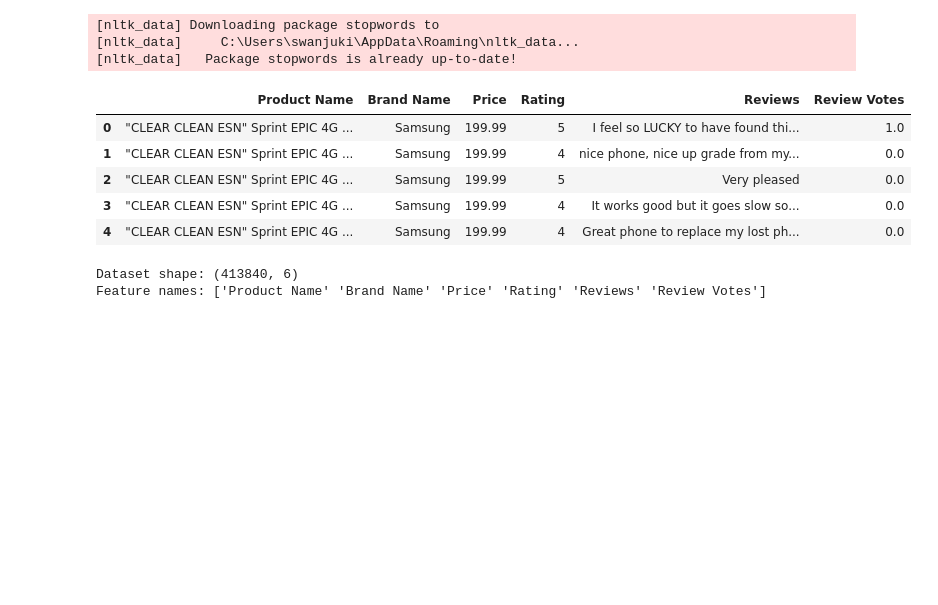
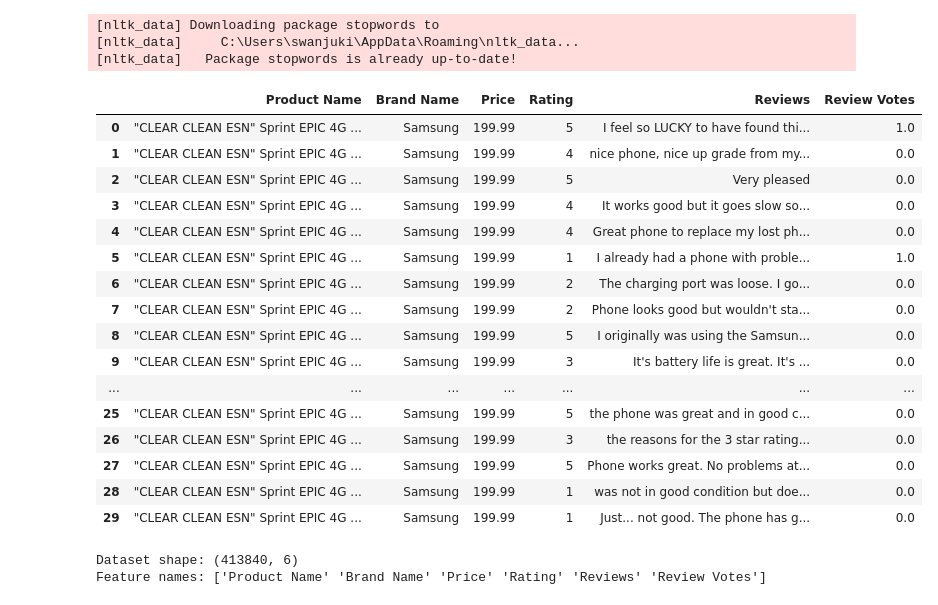
Before and after one commit to esskare/Sentiment-Analysis-on-Products, a Jupyter notebook: DataModelling.ipynb, the cells around one changed output. Drawn from its saved outputs; the diff is of its cells as text; code cells hidden in the pictures; blank space fills up the shorter version.

```diff
--- a/DataModelling.ipynb
+++ b/DataModelling.ipynb
@@ -29,14 +29,25 @@ import re
 [nltk_data]   Package stopwords is already up-to-date!
 # %%
 data = pd.read_csv('Amazon_Unlocked_Mobile.csv')
-data.head()
+data.head(30)
 # %% [output]
 |  | Product Name | Brand Name | Price | Rating | Reviews | Review Votes |
 | 0 | "CLEAR CLEAN ESN" Sprint EPIC 4G ... | Samsung | 199.99 | 5 | I feel so LUCKY to have found thi... | 1.0 |
 | 1 | "CLEAR CLEAN ESN" Sprint EPIC 4G ... | Samsung | 199.99 | 4 | nice phone, nice up grade from my... | 0.0 |
 | 2 | "CLEAR CLEAN ESN" Sprint EPIC 4G ... | Samsung | 199.99 | 5 | Very pleased | 0.0 |
 | 3 | "CLEAR CLEAN ESN" Sprint EPIC 4G ... | Samsung | 199.99 | 4 | It works good but it goes slow so... | 0.0 |
 | 4 | "CLEAR CLEAN ESN" Sprint EPIC 4G ... | Samsung | 199.99 | 4 | Great phone to replace my lost ph... | 0.0 |
+| 5 | "CLEAR CLEAN ESN" Sprint EPIC 4G ... | Samsung | 199.99 | 1 | I already had a phone with proble... | 1.0 |
+| 6 | "CLEAR CLEAN ESN" Sprint EPIC 4G ... | Samsung | 199.99 | 2 | The charging port was loose. I go... | 0.0 |
+| 7 | "CLEAR CLEAN ESN" Sprint EPIC 4G ... | Samsung | 199.99 | 2 | Phone looks good but wouldn't sta... | 0.0 |
+| 8 | "CLEAR CLEAN ESN" Sprint EPIC 4G ... | Samsung | 199.99 | 5 | I originally was using the Samsun... | 0.0 |
+| 9 | "CLEAR CLEAN ESN" Sprint EPIC 4G ... | Samsung | 199.99 | 3 | It's battery life is great. It's ... | 0.0 |
+| ... | ... | ... | ... | ... | ... | ... |
+| 25 | "CLEAR CLEAN ESN" Sprint EPIC 4G ... | Samsung | 199.99 | 5 | the phone was great and in good c... | 0.0 |
+| 26 | "CLEAR CLEAN ESN" Sprint EPIC 4G ... | Samsung | 199.99 | 3 | the reasons for the 3 star rating... | 0.0 |
+| 27 | "CLEAR CLEAN ESN" Sprint EPIC 4G ... | Samsung | 199.99 | 5 | Phone works great. No problems at... | 0.0 |
+| 28 | "CLEAR CLEAN ESN" Sprint EPIC 4G ... | Samsung | 199.99 | 1 | was not in good condition but doe... | 0.0 |
+| 29 | "CLEAR CLEAN ESN" Sprint EPIC 4G ... | Samsung | 199.99 | 1 | Just... not good. The phone has g... | 0.0 |
 # %%
 print(f"Dataset shape: {data.shape}")
 print (f"Feature names: {data.columns.values}")
```
Also changed, not shown: parts of 11 cells of this notebook, 2 other files.
